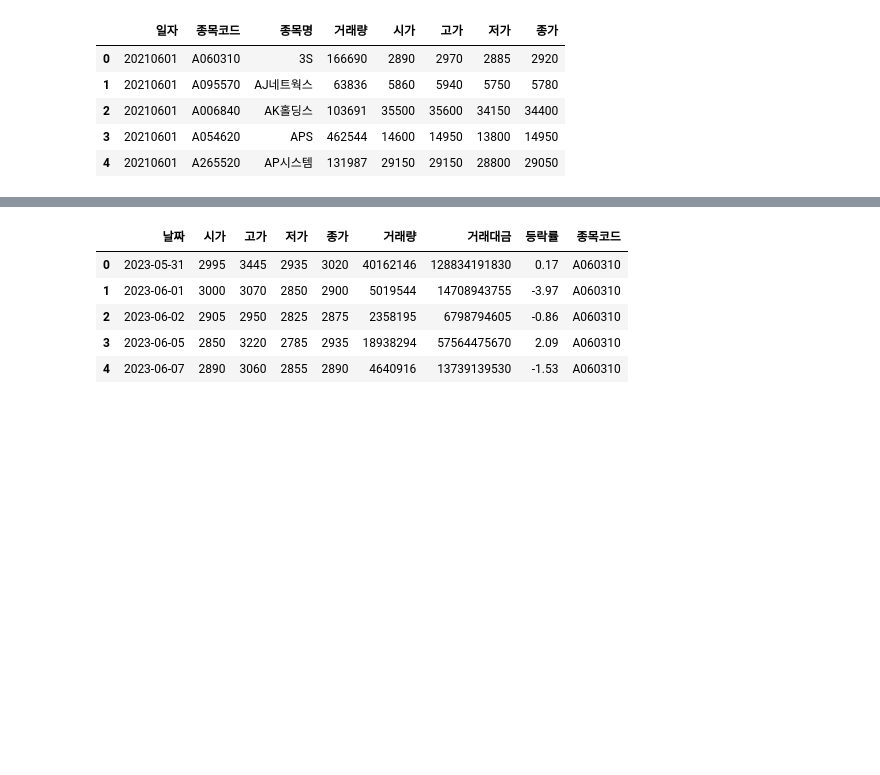
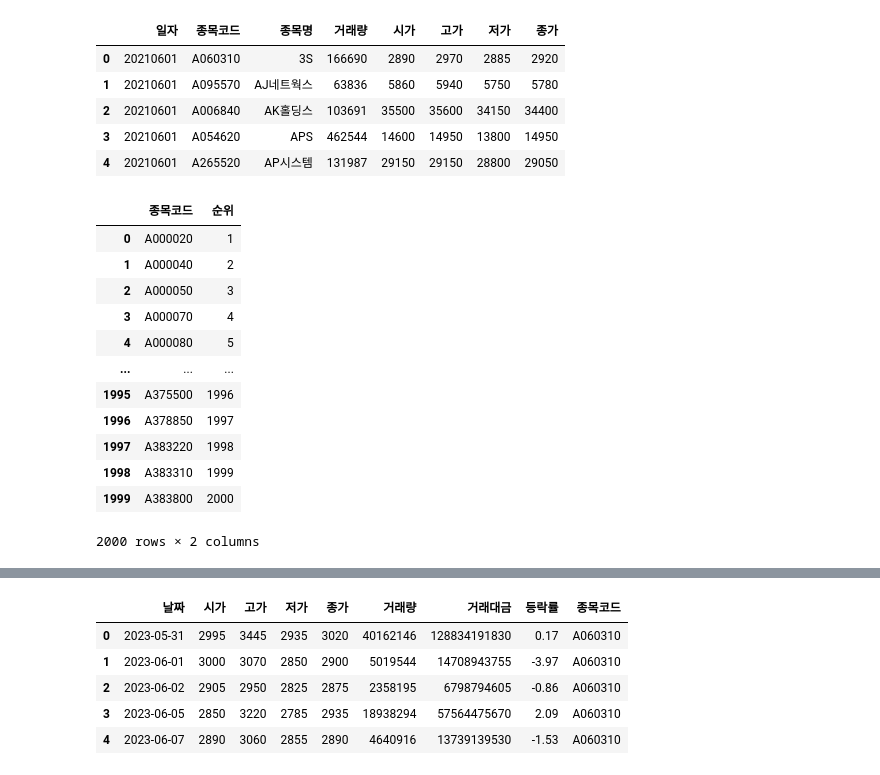
Before and after one commit to DoSungjin/Dacon_stock_price_prediction, a Jupyter notebook: BASELINE/data_rangling.ipynb, the cells around one changed output, grey strips where cells are left out. Drawn from its saved outputs; the diff is of its cells as text; code cells hidden in the pictures; blank space fills up the shorter version.

```diff
--- a/BASELINE/data_rangling.ipynb
+++ b/BASELINE/data_rangling.ipynb
@@ -21,3 +21,20 @@ df_train.head()
 | 2 | 20210601 | A006840 | AK홀딩스 | 103691 | 35500 | 35600 | 34150 | 34400 |
 | 3 | 20210601 | A054620 | APS | 462544 | 14600 | 14950 | 13800 | 14950 |
 | 4 | 20210601 | A265520 | AP시스템 | 131987 | 29150 | 29150 | 28800 | 29050 |
+# %%
+ss= pd.read_csv(SAMPLE_PATH)
+ss
+# %% [output]
+|  | 종목코드 | 순위 |
+| 0 | A000020 | 1 |
+| 1 | A000040 | 2 |
+| 2 | A000050 | 3 |
+| 3 | A000070 | 4 |
+| 4 | A000080 | 5 |
+| ... | ... | ... |
+| 1995 | A375500 | 1996 |
+| 1996 | A378850 | 1997 |
+| 1997 | A383220 | 1998 |
+| 1998 | A383310 | 1999 |
+| 1999 | A383800 | 2000 |
+2000 rows × 2 columns
```
Also changed, not shown: parts of 6 cells of this notebook, 1 other file.
